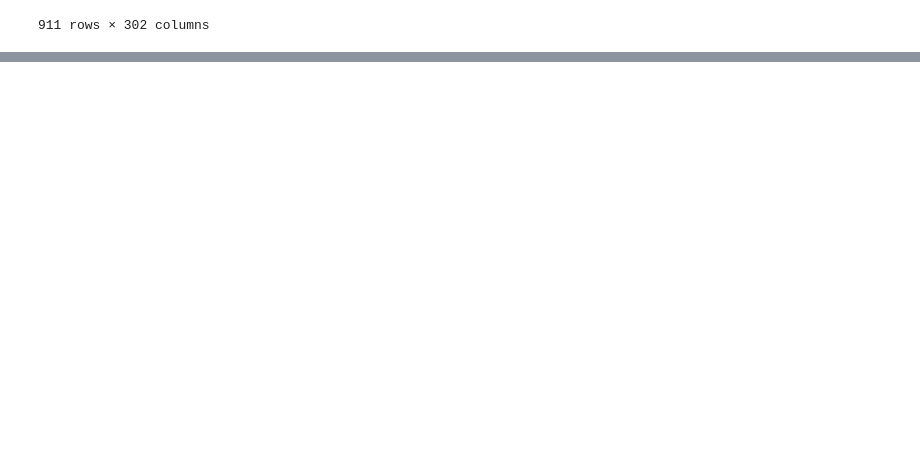
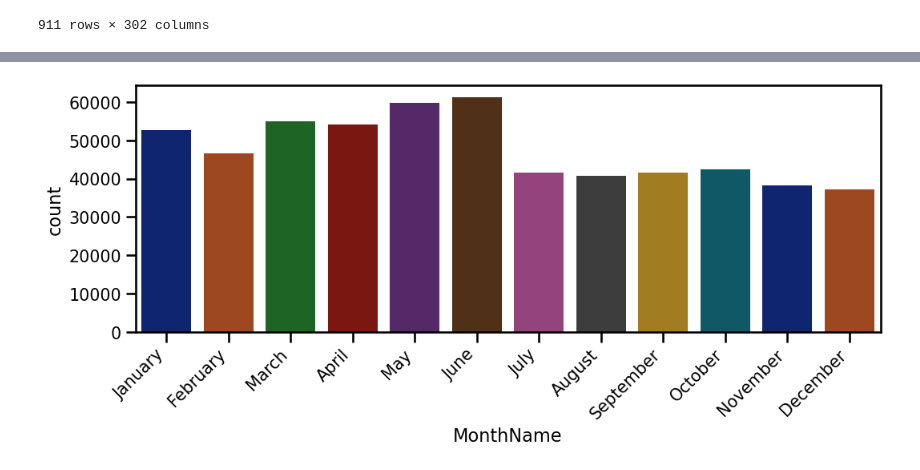
Before and after one commit to CaillahR/Chicago-Crime-Data, a Jupyter notebook: Part 1.ipynb, the cells around one changed output, grey strips where cells are left out. Cells and saved outputs as stored; diff of their text form; code cells hidden in the pictures; blank space fills up the shorter version.

```diff
--- a/Part 1.ipynb
+++ b/Part 1.ipynb
@@ -439,0 +416,5 @@ df_ts
+# %%
+## Extracting the Month
+chicago_df['Month'] = chicago_df.index.month
+chicago_df['MonthName'] = chicago_df.index.month_name()
+chicago_df.head(3)
@@ -439,0 +427,5 @@ df_ts
+# %%
+# saving lookup for number vs name
+unique_months = chicago_df.drop_duplicates(subset=['Month']).sort_values('Month')
+month_lookup =dict(zip(unique_months['Month'],unique_months['MonthName']))
+month_lookup
@@ -439,0 +445,6 @@ df_ts
+# %%
+ax = sns.countplot(data=chicago_df, x='MonthName',palette='dark',order=month_lookup.values());
+# Rotate xtick labels and align the text to the bar
+ax.set_xticklabels(ax.get_xticklabels(), rotation=45, ha='right');
+# %% [output]
+[figure, added]
```
Also changed, not shown: parts of 16 cells of this notebook.
